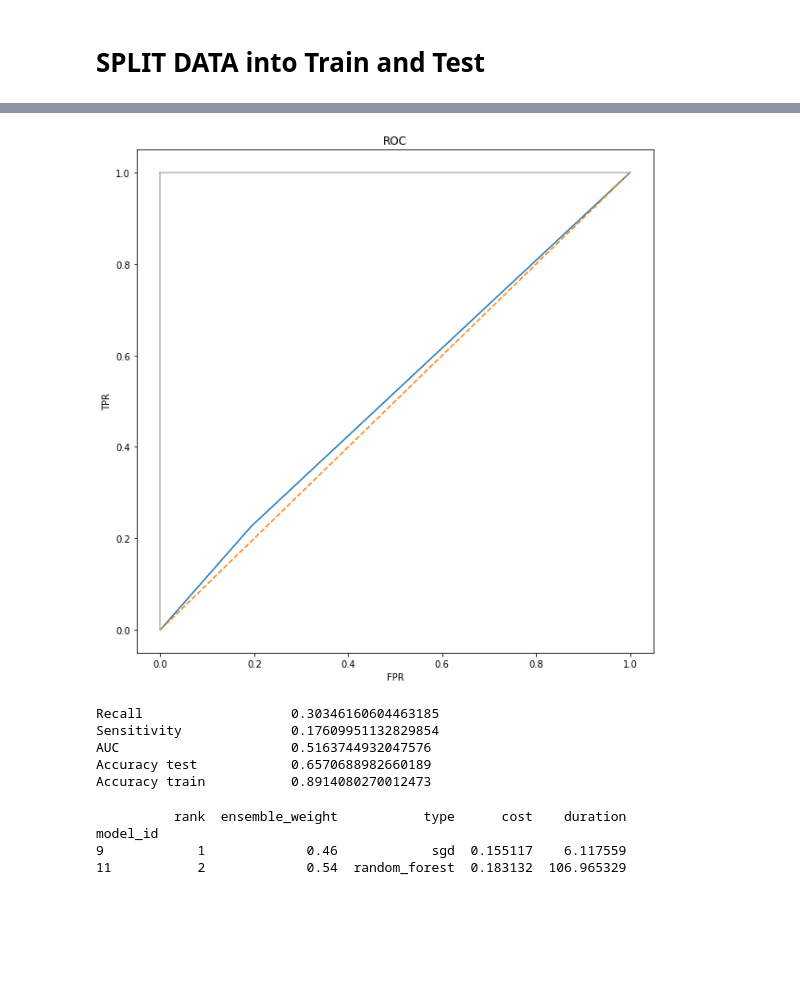
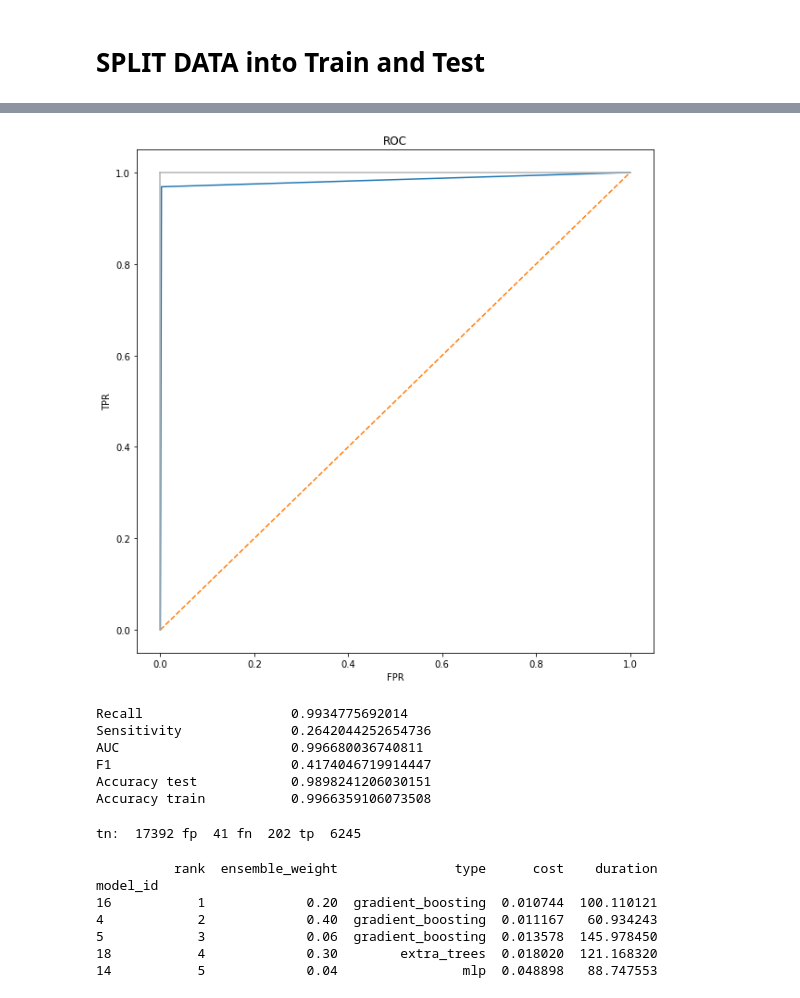
Before and after one commit to tudi72/ECG_classification_AutoML, a Jupyter notebook: 27_septembrie_ecg_demo.ipynb, the cells around one changed output, grey strips where cells are left out. Drawn from its saved outputs; the diff is of its cells as text; code cells hidden in the pictures; blank space fills up the shorter version.

Commit message:
overfitting, overall accuracy 98%, patient 233 recall 60%

```diff
--- a/27_septembrie_ecg_demo.ipynb
+++ b/27_septembrie_ecg_demo.ipynb
@@ -28,3 +52,7 @@ df_global = pd.read_csv('data_8.csv')
+# %%
+
+df = pd.read_csv("data_8_200_+200.csv")
+df_233 = pd.read_csv("data_8_233.csv")
 # %% [markdown]
 # SPLIT DATA into Train and Test
 # %%
@@ -180,7 +195,10 @@ Test MSE: 0.36147654338498636
+# %%
+MLII_X_global = df.iloc[:,5:405].values
+MLII_y_global = df['Type'].values
+
+MLII_X_train, MLII_X_test, MLII_y_train, MLII_y_test = train_test_split(MLII_X_global, MLII_y_global, train_size = .75)
 # %%
-from autosklearn.classification import AutoSklearnClassifier
 
-model = AutoSklearnClassifier(time_left_for_this_task=20*60,memory_limit= 30000)
-
+model = AutoSklearnClassifier(time_left_for_this_task=60*60,memory_limit= 30000)
 model.fit(MLII_X_train,MLII_y_train)
 # %% [output]
@@ -194,49 +210,52 @@ AutoSklearnClassifier(ensemble_class=<class 'autosklearn.ensembles.ensemble_sele
 MLII_y_pred_test = model.predict(MLII_X_test)
 MLII_y_pred_train = model.predict(MLII_X_train)
 # %%
-from sklearn.metrics import roc_curve,auc
-import matplotlib.pyplot as plt
-
-fpr, tpr, thresholds = roc_curve(MLII_y_test, MLII_y_pred)
+fpr, tpr, thresholds = roc_curve(MLII_y_test, MLII_y_pred_test)
 AUC = auc(fpr, tpr)
 
 plt.subplots(1, figsize=(10,10))
 plt.title('ROC')
 plt.plot(fpr, tpr)
 plt.plot([0, 1], ls="--")
 plt.plot([0, 0], [1, 0] , c=".7")
 plt.plot([1, 1] , c=".7")
 plt.ylabel('TPR')
 plt.xlabel('FPR')
 plt.show()
 # %% [output]
-[figure, old version]
+[figure, new version]
 # %%
-from sklearn.metrics import accuracy_score,confusion_matrix
-
 accuracy_train = accuracy_score(MLII_y_train, MLII_y_pred_train)
 accuracy_test = accuracy_score(MLII_y_test, MLII_y_pred_test)
+tn,fp,fn,tp = confusion_matrix(MLII_y_test,MLII_y_pred_test).ravel()
 
-tn,fp,fn,tp = confusion_matrix(MLII_y_test,MLII_y_pred).ravel()
-Recall = tp / (tp+fp)
-Sensitivity = tp / (tp + tn)
-
-
-print('Recall   \t\t',TPR)
-print('Sensitivity\t\t',FPR)
+Precision = tp / (tp+fp)
+Recall = tp / (tp + tn)
+F1 = 2 * (Precision * Recall) / (Precision + Recall)
+print('Recall   \t\t',Precision)
+print('Sensitivity\t\t',Recall)
 print('AUC      \t\t',AUC)
+print("F1       \t\t",F1)
 print('Accuracy test\t\t',accuracy_test)
 print('Accuracy train\t\t',accuracy_train)
 # %% [output]
-Recall                   0.30346160604463185
-Sensitivity              0.17609951132829854
-AUC                      0.5163744932047576
-Accuracy test            0.6570688982660189
-Accuracy train           0.8914080270012473
+Recall                   0.9934775692014
+Sensitivity              0.2642044252654736
+AUC                      0.996680036740811
+F1                       0.4174046719914447
+Accuracy test            0.9898241206030151
+Accuracy train           0.9966359106073508
+# %%
+print('tn: ',tn,'fp ',fp,'fn ',fn,'tp ',tp)
+# %% [output]
+tn:  17392 fp  41 fn  202 tp  6245
 # %%
 print(model.leaderboard())
 # %% [output]
-          rank  ensemble_weight           type      cost    duration
+          rank  ensemble_weight               type      cost    duration
 model_id
-9            1             0.46            sgd  0.155117    6.117559
-11           2             0.54  random_forest  0.183132  106.965329
+16           1             0.20  gradient_boosting  0.010744  100.110121
+4            2             0.40  gradient_boosting  0.011167   60.934243
+5            3             0.06  gradient_boosting  0.013578  145.978450
+18           4             0.30        extra_trees  0.018020  121.168320
+14           5             0.04                mlp  0.048898   88.747553
```
Also changed, not shown: parts of 30 cells of this notebook.
